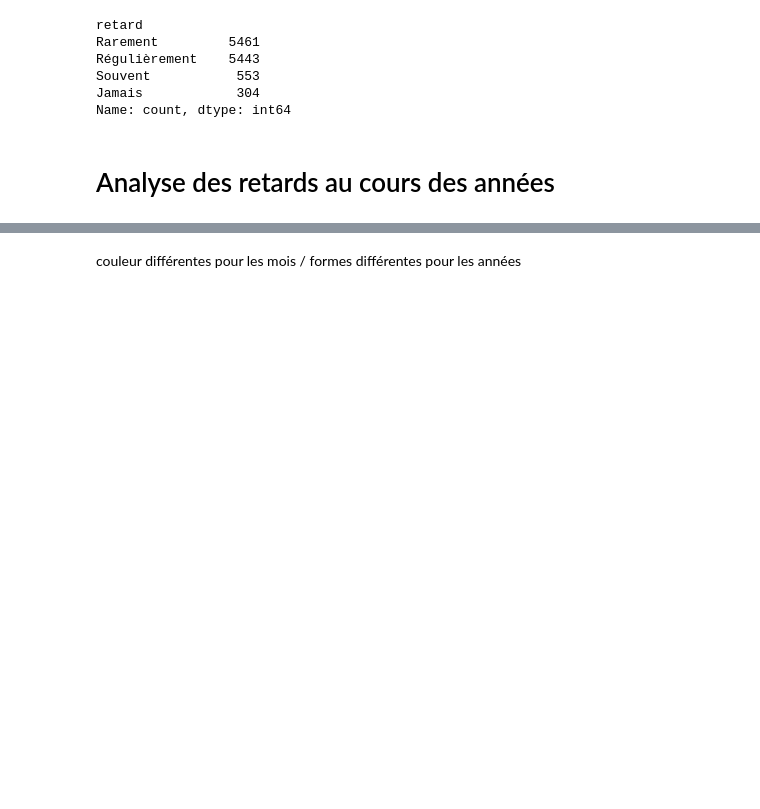
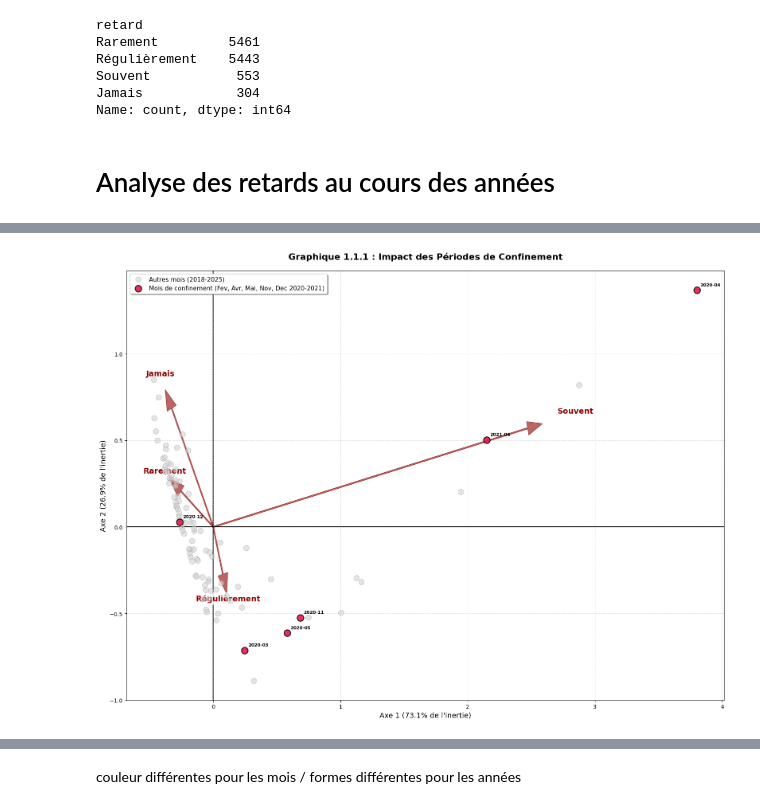
Before and after one commit to Clara-Lst/Projet_AD, a Jupyter notebook: AD-projet-python_FMA-Alex.ipynb, the cells around one changed output, grey strips where cells are left out. Saved outputs shown, nothing was run; the diff lists cells and outputs as text; code cells hidden in the pictures; blank space fills up the shorter version.

```diff
--- a/AD-projet-python_FMA-Alex.ipynb
+++ b/AD-projet-python_FMA-Alex.ipynb
@@ -418,0 +394,81 @@ Covid : mi fev => mi mai 2020 (avril 2020 normal)
+# %%
+#Visualisation ciblée : Périodes de confinement
+
+# A. Préparation des données temporelles
+coords_individus['mois_num'] = coords_individus.index.str.split('-').str[1].astype(int)
+
+# Définition stricte des périodes de confinement
+# Mars(3), Avril(4), Mai(5), Nov(11), Dec(12) en 2020 ET Avril(4) en 2021
+liste_periodes = [
+    (2020, 3), (2020, 4), (2020, 5), (2020, 11), (2020, 12),
+    (2021, 4)
+]
+
+# Création d'une condition combinée pour identifier ces périodes spécifiques
+# On crée un tuple (année, mois) pour chaque ligne et on vérifie s'il est dans la liste
+coords_individus['tuple_date'] = list(zip(coords_individus['annee_num'], coords_individus['mois_num']))
+mask_confinement = coords_individus['tuple_date'].isin(liste_periodes)
+
+# Séparation des données pour le tracé
+df_confinement = coords_individus[mask_confinement]
+df_autres = coords_individus[~mask_confinement]
+
+# B. Visualisation
+plt.figure(figsize=(16, 12))
+
+# Tracé des variables (Flèches) - Réutilisation des coordonnées existantes
+for i, txt in enumerate(coords_variables.index):
+    x, y = coords_variables['Axe 1'].iloc[i], coords_variables['Axe 2'].iloc[i]
+    plt.arrow(0, 0, x, y, color='darkred', alpha=0.6, width=0.008, head_width=0.08, length_includes_head=True, zorder=1)
+    plt.text(x*1.1, y*1.1, txt, color='darkred', fontsize=14, fontweight='bold', ha='center',
+             bbox=dict(boxstyle='round,pad=0.3', facecolor='white', alpha=0.8, edgecolor='none'), zorder=2)
+
+# Tracé des individus "Autres" (Gris)
+plt.scatter(
+    df_autres['Axe 1'],
+    df_autres['Axe 2'],
+    c='lightgray',
+    s=100,
+    alpha=0.6,
+    edgecolors='gray',
+    linewidth=0.5,
+    label='Autres mois (2018-2025)',
+    zorder=10
+)
+
+# Tracé des individus "Confinement" (Rouge)
+plt.scatter(
+    df_confinement['Axe 1'],
+    df_confinement['Axe 2'],
+    c='#E6194B',
+    s=140,
+    alpha=0.9,
+    edgecolors='black',
+    linewidth=1.5,
+    label='Mois de confinement (Fev, Avr, Mai, Nov, Dec 2020-2021)',
+    zorder=11
+)
+
+# Annotation spécifique aux points de confinement
+for i, txt in enumerate(df_confinement.index):
+    x_val = df_confinement['Axe 1'].iloc[i]
+    y_val = df_confinement['Axe 2'].iloc[i]
+    plt.annotate(txt, (x_val, y_val),
+                 xytext=(6, 6), textcoords='offset points',
+                 fontsize=8, fontweight='bold', color='black',
+                 ha='left', va='bottom', zorder=12)
+
+# Légende et mise en forme
+plt.legend(loc='upper left', frameon=True, fancybox=True, shadow=True, fontsize=11)
+plt.title("Graphique 1.1.1 : Impact des Périodes de Confinement", fontsize=16, fontweight='bold', pad=20)
+plt.xlabel(f"Axe 1 ({inertie_1:.1%} de l'inertie)", fontsize=13)
+plt.ylabel(f"Axe 2 ({inertie_2:.1%} de l'inertie)", fontsize=13)
+
+plt.axhline(0, color='black', linewidth=1.5, zorder=1)
+plt.axvline(0, color='black', linewidth=1.5, zorder=1)
+plt.grid(True, linestyle='--', alpha=0.4, zorder=0)
+
+plt.tight_layout()
+plt.show()
+# %% [output]
+[figure, added]
```
Also changed, not shown: parts of 18 cells of this notebook.
